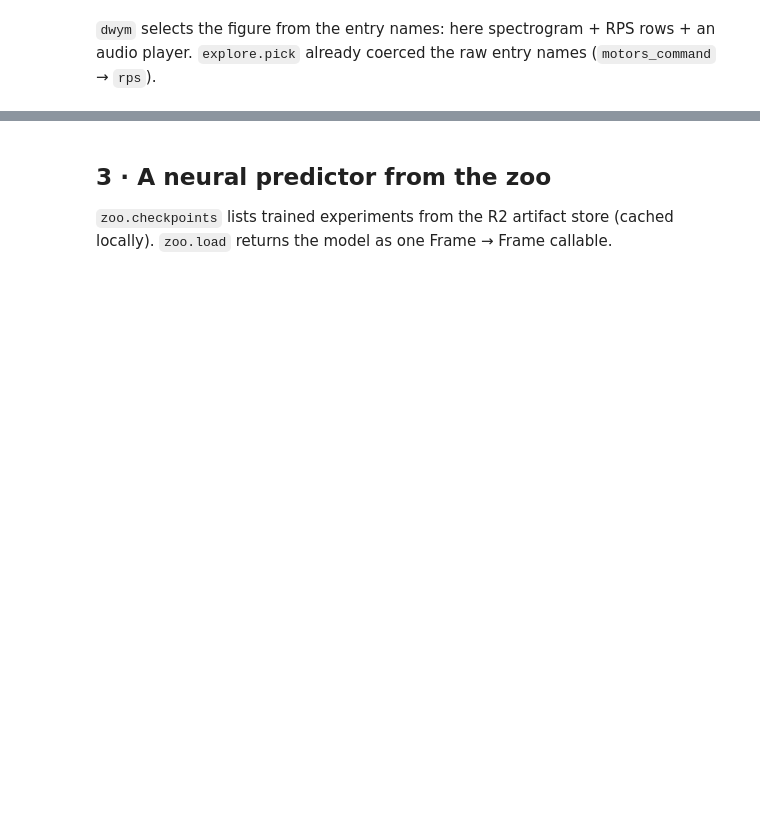
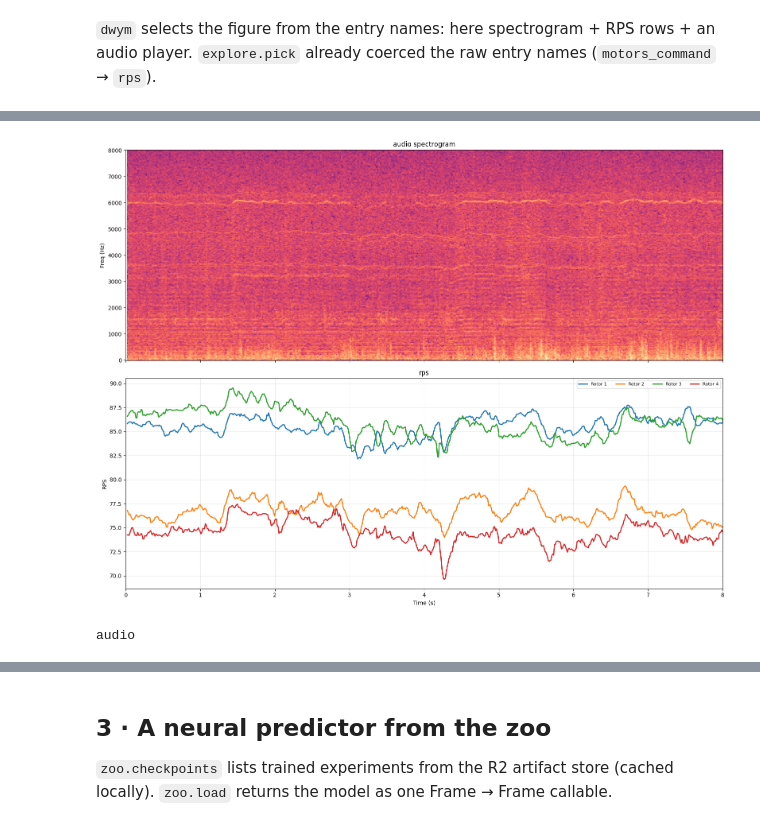
Before and after one commit to flyingleafe/Edge-BS-RoFormer-DroneNoise-LibriMix, a Jupyter notebook: notebooks/rps_tracking.ipynb, the cells around one changed output, grey strips where cells are left out. Drawn from its saved outputs; the diff is of its cells as text; code cells hidden in the pictures; blank space fills up the shorter version.

```diff
--- a/notebooks/rps_tracking.ipynb
+++ b/notebooks/rps_tracking.ipynb
@@ -47,2 +83,5 @@ clip
 # %%
-dwym(clip, fmax=1500)
+dwym(clip, fmax=8000)
+# %% [output]
+[figure, added]
+audio
```
Also changed, not shown: parts of 13 cells of this notebook, 9 other files.
